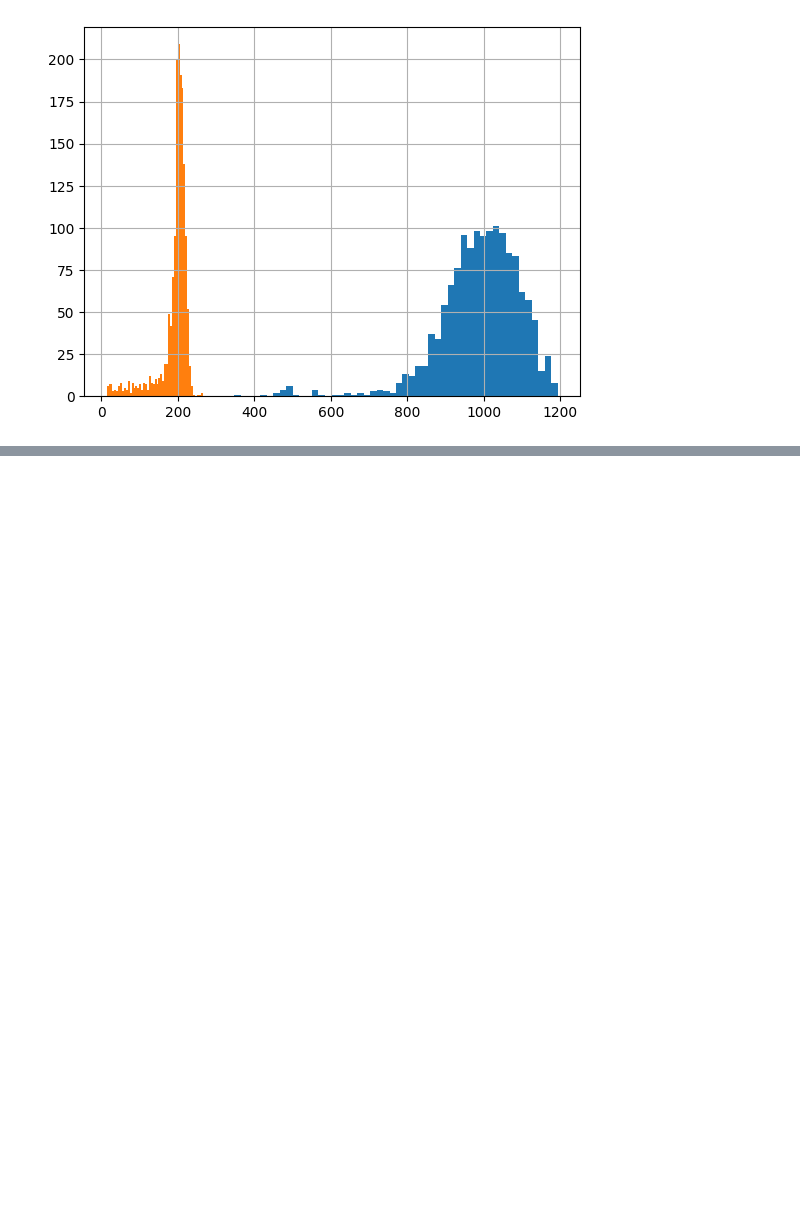
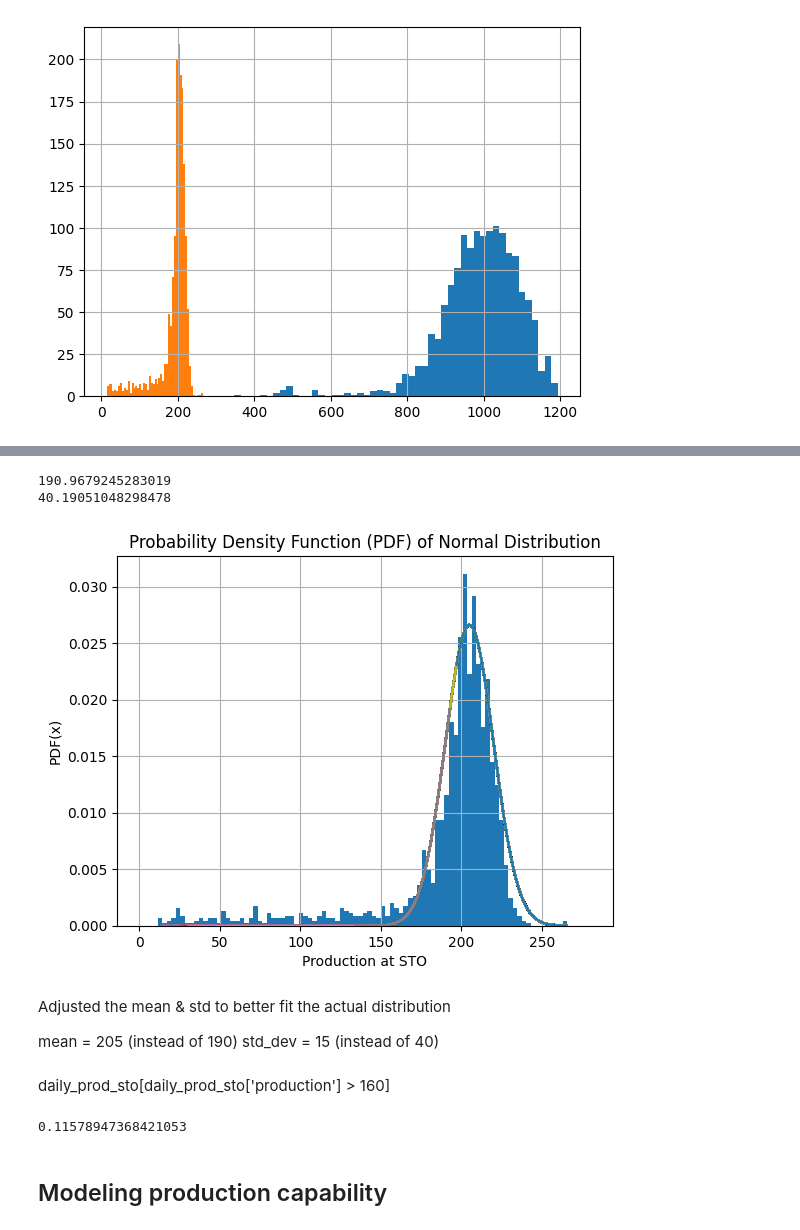
Before and after one commit to PhilippeGiorgino/project_evaluatie_statistiek, a Jupyter notebook: notebooks/evaluatie_statistiek.ipynb, the cells around one changed output, grey strips where cells are left out. Cells and saved outputs as stored; diff of their text form; code cells hidden in the pictures; blank space fills up the shorter version.

```diff
--- a/notebooks/evaluatie_statistiek.ipynb
+++ b/notebooks/evaluatie_statistiek.ipynb
@@ -259,0 +235,42 @@ plt.show()
+# %%
+# Calculate PDF of distribution at STO
+
+daily_prod_sto['production'].hist(bins=np.linspace(0, 280, 100), density = True)
+
+# Define PDF parameters
+mean = daily_prod_sto['production'].mean()
+std_dev = daily_prod_sto['production'].std()
+
+print(mean)
+print(std_dev)
+
+# Generate values that fit my data
+x_values = np.linspace(daily_prod_sto['production'], np.max(daily_prod_sto['production']), 1000)
+
+# Calculate PDF
+pdf_values = stats.norm.pdf(x_values, loc=205, scale=15)
+
+# Plot the PDF
+plt.plot(x_values, pdf_values)
+plt.title('Probability Density Function (PDF) of Normal Distribution')
+plt.xlabel('Production at STO')
+plt.ylabel('PDF(x)')
+plt.grid(True)
+plt.show()
+# %% [output]
+190.9679245283019
+40.19051048298478
+[figure, added]
+# %% [markdown]
+Adjusted the mean & std to better fit the actual distribution
+
+mean = 205 (instead of 190)
+std_dev = 15 (instead of 40)
+# %% [markdown]
+daily_prod_sto[daily_prod_sto['production'] > 160]
+# %%
+daily_prod_sto[daily_prod_sto['production'] < 150].shape[0] / daily_prod_sto[daily_prod_sto['production'] >= 150].shape[0]
+# %% [output]
+0.11578947368421053
+# %% [markdown]
+## Modeling production capability
```
Also changed, not shown: parts of 14 cells of this notebook.
